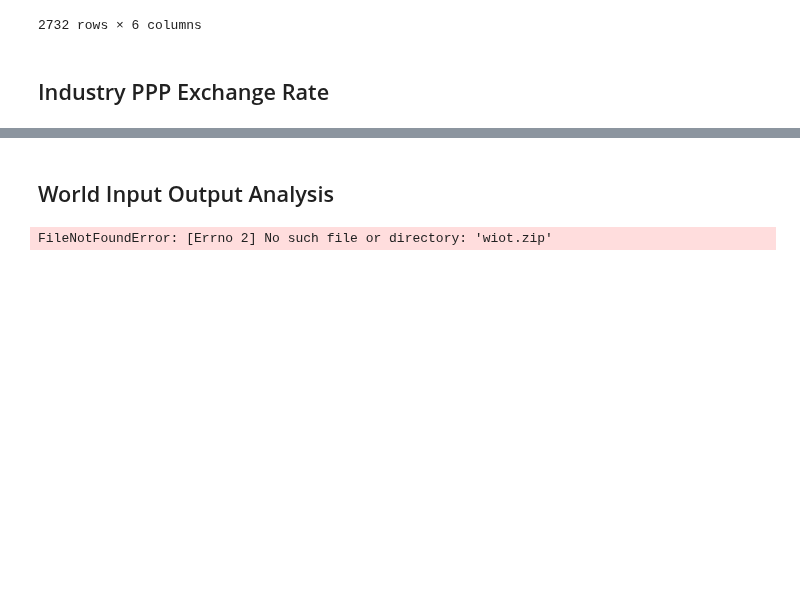
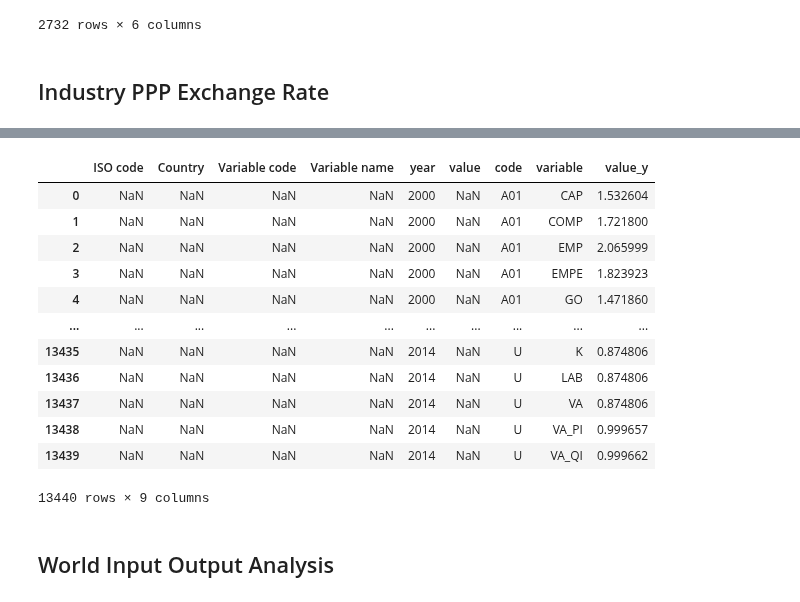
Before and after one commit to kavyajeetbora/ETL_wages, a Jupyter notebook: WIOD.ipynb, the cells around one changed output, grey strips where cells are left out. Cells and saved outputs as stored; diff of their text form; code cells hidden in the pictures; blank space fills up the shorter version.

```diff
--- a/WIOD.ipynb
+++ b/WIOD.ipynb
@@ -262,9 +280,34 @@ PPP_exchange
+# %%
+PPP_exchange_rate = pd.merge(left=PPP_exchange,
+        right=X1,
+        how='right',
+        on = 'year',
+        suffixes=('', '_y')
+)
+# PPP_exchange['value'] = PPP_exchange['value'].str.replace(',','').astype(float)
+# PPP_exchange['value'] = PPP_exchange['v_gdp']/PPP_exchange['value']
+
+# PPP_exchange = PPP_exchange.drop(['key_0', 'countrycode','year_y','v_gdp'], axis=1)
+# PPP_exchange.dropna(inplace=True)
+PPP_exchange_rate
+# %% [output]
+|  | ISO code | Country | Variable code | Variable name | year | value | code | variable | value_y |
+| 0 | NaN | NaN | NaN | NaN | 2000 | NaN | A01 | CAP | 1.532604 |
+| 1 | NaN | NaN | NaN | NaN | 2000 | NaN | A01 | COMP | 1.721800 |
+| 2 | NaN | NaN | NaN | NaN | 2000 | NaN | A01 | EMP | 2.065999 |
+| 3 | NaN | NaN | NaN | NaN | 2000 | NaN | A01 | EMPE | 1.823923 |
+| 4 | NaN | NaN | NaN | NaN | 2000 | NaN | A01 | GO | 1.471860 |
+| ... | ... | ... | ... | ... | ... | ... | ... | ... | ... |
+| 13435 | NaN | NaN | NaN | NaN | 2014 | NaN | U | K | 0.874806 |
+| 13436 | NaN | NaN | NaN | NaN | 2014 | NaN | U | LAB | 0.874806 |
+| 13437 | NaN | NaN | NaN | NaN | 2014 | NaN | U | VA | 0.874806 |
+| 13438 | NaN | NaN | NaN | NaN | 2014 | NaN | U | VA_PI | 0.999657 |
+| 13439 | NaN | NaN | NaN | NaN | 2014 | NaN | U | VA_QI | 0.999662 |
+13440 rows × 9 columns
 # %% [markdown]
 ## World Input Output Analysis
 # %%
-# loading the temp.zip and creating a zip object
-with ZipFile("wiot.zip", 'r') as zObject:
-    zObject.extractall()
+# # loading the temp.zip and creating a zip object
+# with ZipFile("wiot.zip", 'r') as zObject:
+#     zObject.extractall()
-# %% [output]
-FileNotFoundError: [Errno 2] No such file or directory: 'wiot.zip'
 # %%
```
Also changed, not shown: parts of 13 cells of this notebook.
